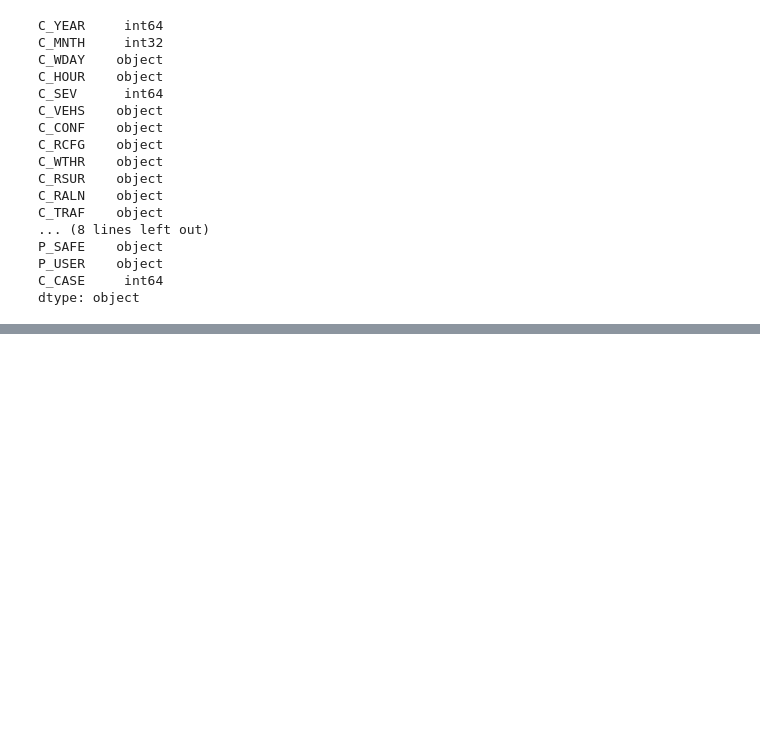
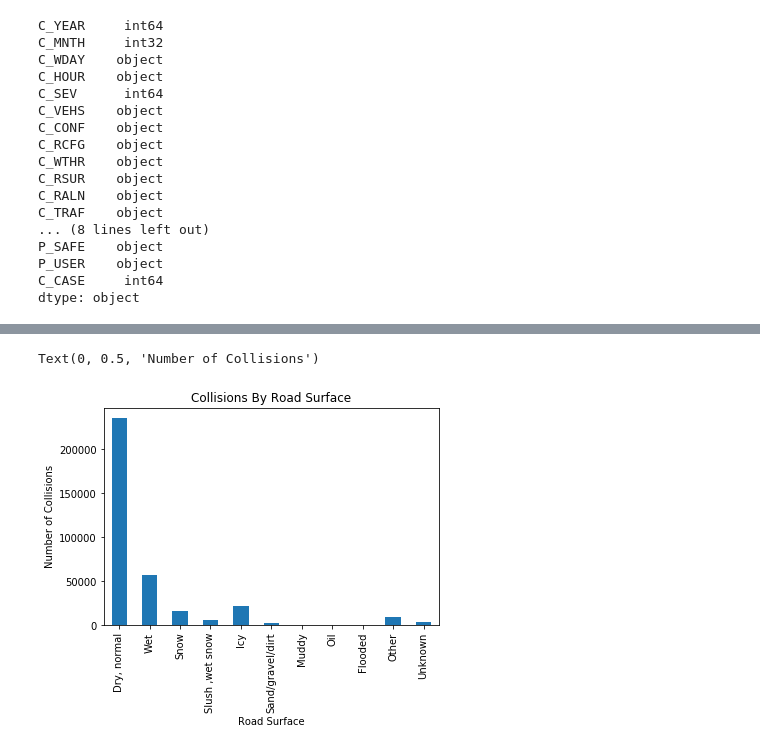
Before and after one commit to frpatel/team5-NCDB, a Jupyter notebook: project1-NCDB.ipynb, the cells around one changed output, grey strips where cells are left out. Cells and saved outputs as stored; diff of their text form; code cells hidden in the pictures; blank space fills up the shorter version.

```diff
--- a/project1-NCDB.ipynb
+++ b/project1-NCDB.ipynb
@@ -107,0 +149,14 @@ Name: C_CASE, dtype: int64
+# %%
+df_without_uu.groupby(['C_RSUR']).nunique()['C_CASE'].plot(kind = 'bar')
+rsur_labels = ['Dry, normal','Wet','Snow','Slush ,wet snow','Icy',
+   'Sand/gravel/dirt', 'Muddy', 'Oil', 'Flooded', 'Other', 'Unknown']
+x_axis= np.arange(len(rsur_labels))
+tick_locations= [value for value in x_axis]
+plt.xticks(tick_locations, rsur_labels)
+plt.title("Collisions By Road Surface")
+plt.xlabel("Road Surface")
+plt.ylabel("Number of Collisions")
+plt.savefig('Collisions By Road Surface.png')
+# %% [output]
+Text(0, 0.5, 'Number of Collisions')
+[figure, added]
```
Also changed, not shown: parts of 13 cells of this notebook, 1 other file.
